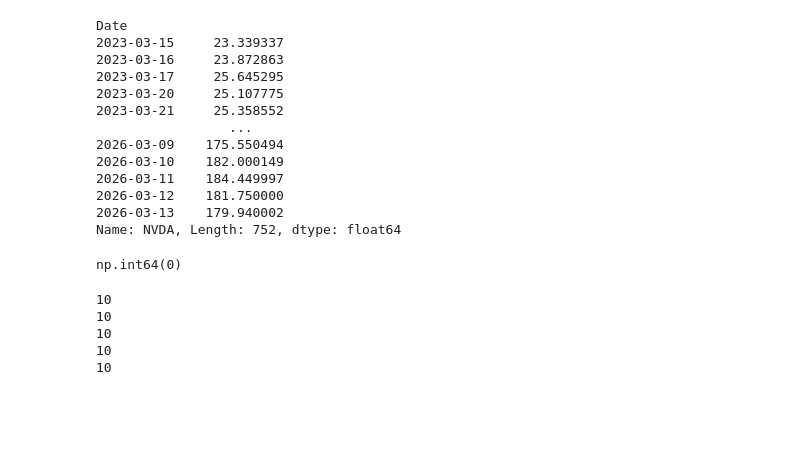
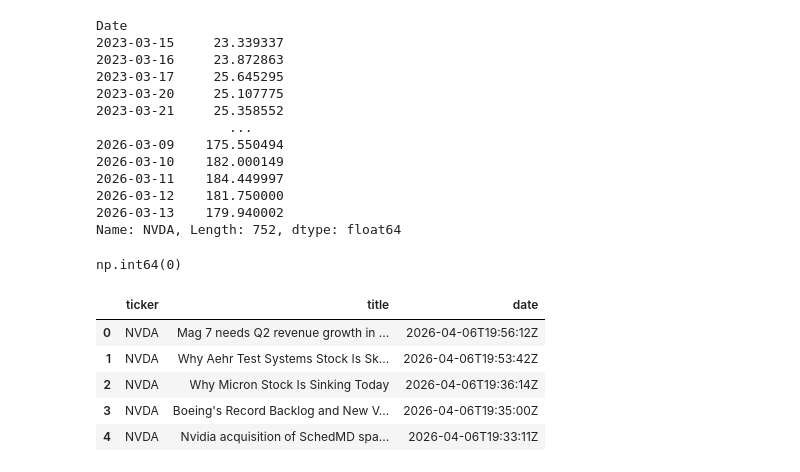
Before and after one commit to awomann/stock-analyzer, a Jupyter notebook: stock_analyzer.ipynb, the cells around one changed output. Cells and saved outputs as stored; diff of their text form; code cells hidden in the pictures; blank space fills up the shorter version.

```diff
--- a/stock_analyzer.ipynb
+++ b/stock_analyzer.ipynb
@@ -139,11 +139,10 @@ yf.Ticker("NVDA").news
 headlines = []
 
 for stock in stocks:
-    print(yf.Ticker(stock).news)
-    headlines.append()
+    news = yf.Ticker(stock).news
+    for article in news:
+        headlines.append({
+            "ticker": stock,
+            "title": article["content"]["title"],
+            "date": article["content"]["pubDate"]
+        })
-# %% [output]
-10
-10
-10
-10
-10
@@ -149,0 +156,11 @@ for stock in stocks:
+# %%
+headline_data = pd.DataFrame(headlines)
+# %%
+headline_data.head()
+# %% [output]
+|  | ticker | title | date |
+| 0 | NVDA | Mag 7 needs Q2 revenue growth in ... | 2026-04-06T19:56:12Z |
+| 1 | NVDA | Why Aehr Test Systems Stock Is Sk... | 2026-04-06T19:53:42Z |
+| 2 | NVDA | Why Micron Stock Is Sinking Today | 2026-04-06T19:36:14Z |
+| 3 | NVDA | Boeing's Record Backlog and New V... | 2026-04-06T19:35:00Z |
+| 4 | NVDA | Nvidia acquisition of SchedMD spa... | 2026-04-06T19:33:11Z |
```
Also changed, not shown: parts of 3 cells of this notebook, 2 other files.
